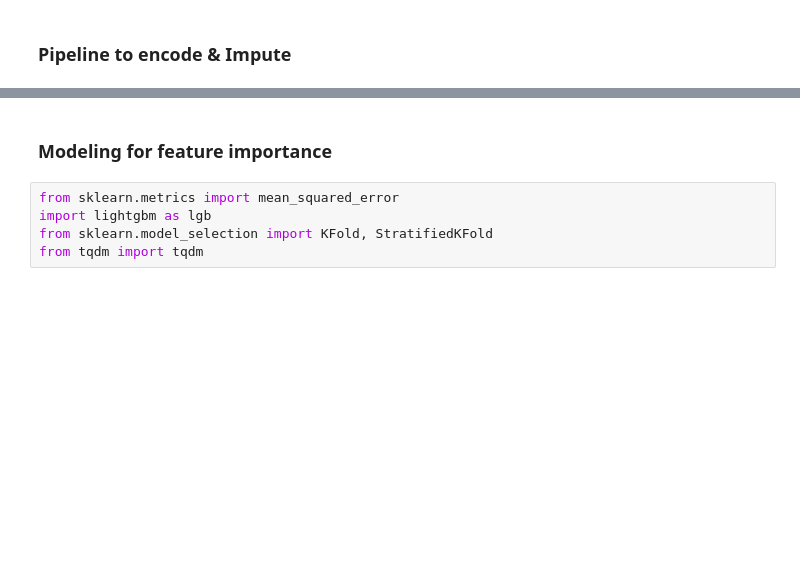
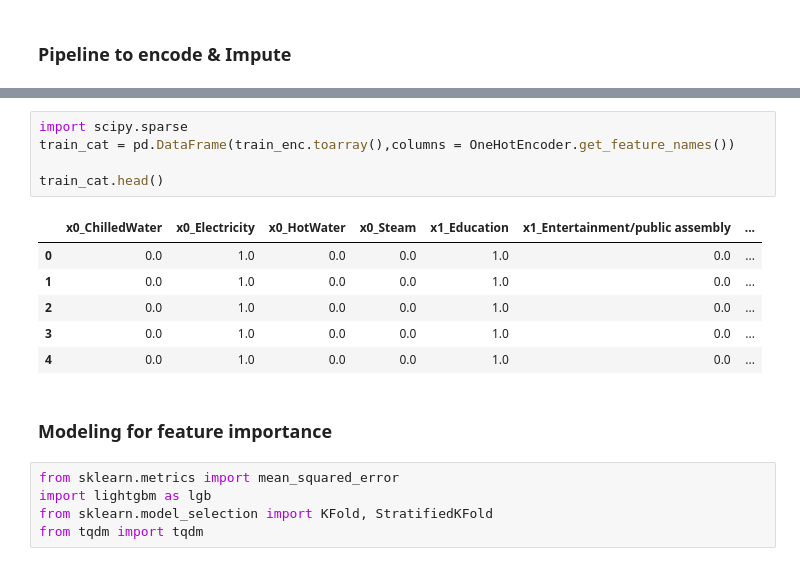
Before and after one commit to Luke-Gray/ASHRAE, a Jupyter notebook: Imputation & Encoding Pipeline.ipynb, the cells around one changed output, grey strips where cells are left out. Drawn from its saved outputs; the diff is of its cells as text; blank space fills up the shorter version.

```diff
--- a/Imputation & Encoding Pipeline.ipynb
+++ b/Imputation & Encoding Pipeline.ipynb
@@ -81,3 +209,15 @@ MemoryError:
+# %%
+import scipy.sparse
+train_cat = pd.DataFrame(train_enc.toarray(),columns = OneHotEncoder.get_feature_names())
+
+train_cat.head()
+# %% [output]
+|  | x0_ChilledWater | x0_Electricity | x0_HotWater | x0_Steam | x1_Education | x1_Entertainment/public assembly | ... |
+| 0 | 0.0 | 1.0 | 0.0 | 0.0 | 1.0 | 0.0 | ... |
+| 1 | 0.0 | 1.0 | 0.0 | 0.0 | 1.0 | 0.0 | ... |
+| 2 | 0.0 | 1.0 | 0.0 | 0.0 | 1.0 | 0.0 | ... |
+| 3 | 0.0 | 1.0 | 0.0 | 0.0 | 1.0 | 0.0 | ... |
+| 4 | 0.0 | 1.0 | 0.0 | 0.0 | 1.0 | 0.0 | ... |
 # %% [markdown]
 ### Modeling for feature importance
 # %%
```
Also changed, not shown: parts of 24 cells of this notebook.
